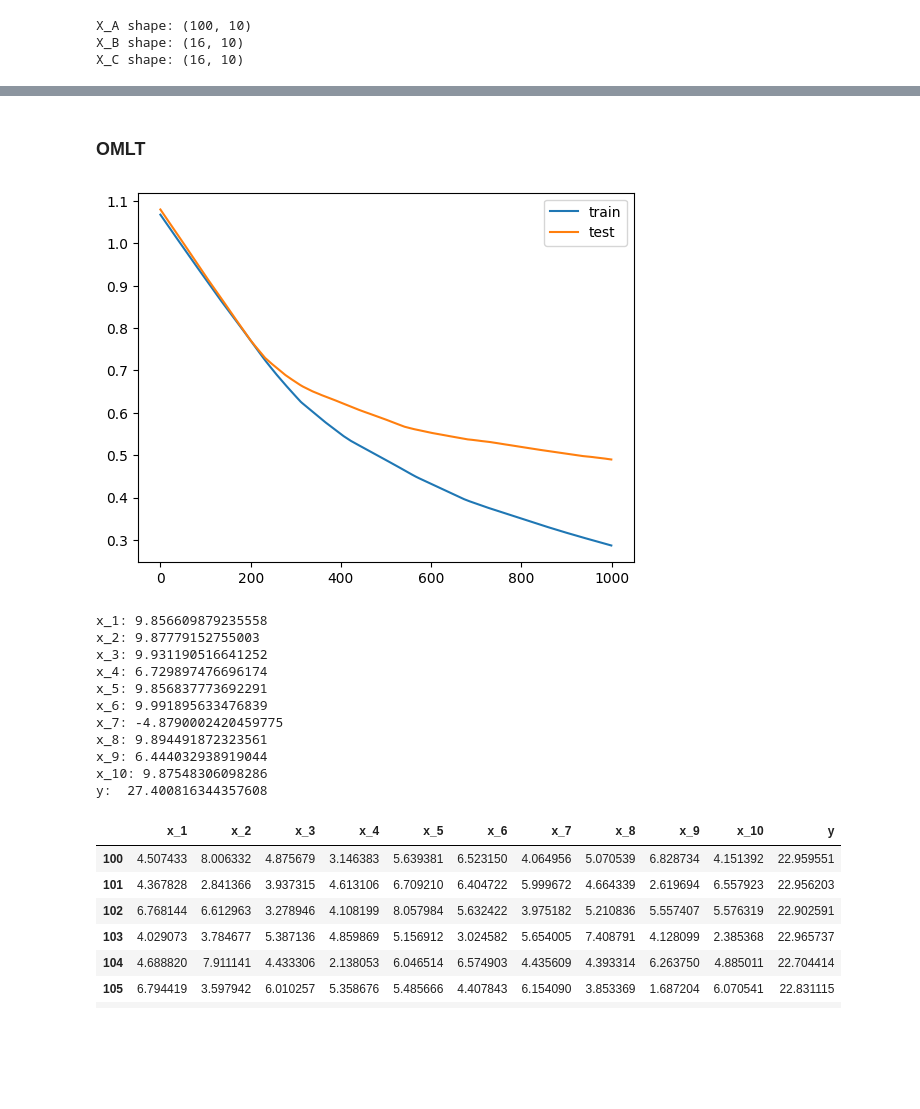
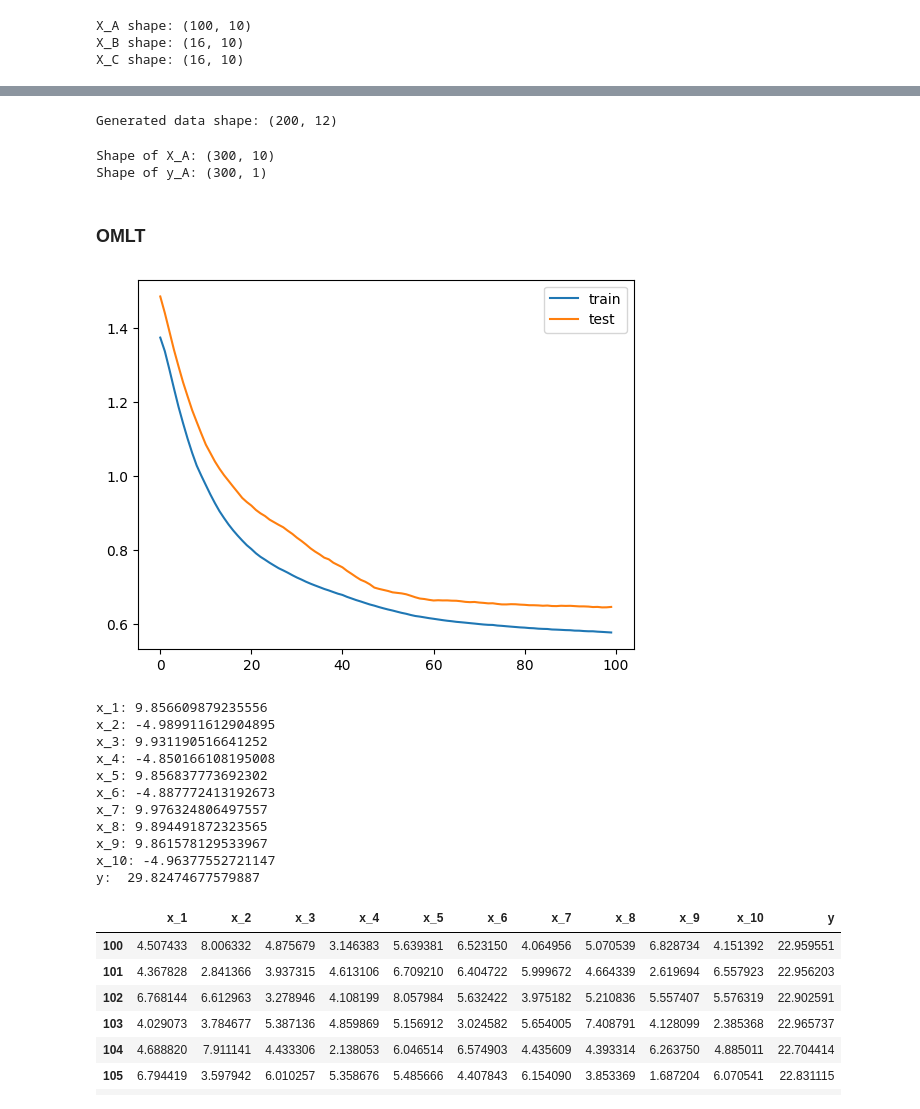
Before and after one commit to costasmexis/straindesign, a Jupyter notebook: omlt_simulated.ipynb, the cells around one changed output, grey strips where cells are left out. Drawn from its saved outputs; the diff is of its cells as text; code cells hidden in the pictures; blank space fills up the shorter version.

```diff
--- a/omlt_simulated.ipynb
+++ b/omlt_simulated.ipynb
@@ -47,3 +49,17 @@ X_C shape: (16, 10)
+# %%
+from gans import synthetic_data_generation
+
+data_gen, X_gen, y_gen = synthetic_data_generation(data_A, INPUT_VARS, RESPONSE_VARS, n_samples=200)
+# %% [output]
+Generated data shape: (200, 12)
+# %%
+X_A = pd.concat([X_A, X_gen])
+y_A = pd.concat([y_A, y_gen])
+
+print(f'Shape of X_A: {X_A.shape} \nShape of y_A: {y_A.shape}')
+# %% [output]
+Shape of X_A: (300, 10)
+Shape of y_A: (300, 1)
 # %% [markdown]
 ### OMLT
 # %%
@@ -79,23 +95,23 @@ scaled_lb = dfin.min()[inputs].values
 scaled_ub = dfin.max()[inputs].values
 # %%
 sgd = tf.keras.optimizers.SGD(learning_rate=0.001, momentum=0.9, nesterov=True)
-adam = tf.keras.optimizers.Adam(learning_rate=0.0001)
+adam = tf.keras.optimizers.Adam(learning_rate=0.01)
 # create our Keras Sequential model
 nn = Sequential(name='ANN')
-nn.add(Dense(units=64, input_dim=len(inputs), activation='relu'))
+nn.add(Dense(units=5, input_dim=len(inputs), activation='relu'))
 # nn.add(Dense(units=25, activation='relu'))
 nn.add(Dense(1))
-nn.compile(optimizer=adam, loss='mean_absolute_error', metrics=['mean_absolute_error'])
+nn.compile(optimizer=sgd, loss='mean_absolute_error', metrics=['mean_absolute_error'])
 
-history = nn.fit(x, y, epochs=1000, validation_split=0.33, verbose=0, batch_size=100)
+history = nn.fit(x, y, epochs=100, validation_split=0.33, verbose=0, batch_size=25)
 
 # plot training history
 plt.plot(history.history['loss'], label='train')
 plt.plot(history.history['val_loss'], label='test')
 plt.legend()
 plt.show()
 # %% [output]
-[figure, old version]
+[figure, new version]
 # %%
 # first, create the Pyomo model
 m = pyo.ConcreteModel()
@@ -135,17 +151,17 @@ for i in range(len(inputs)):
 
 print('y: ', pyo.value(m.reformer.outputs[y_idx]))
 # %% [output]
-x_1: 9.856609879235558
-x_2: 9.87779152755003
+x_1: 9.856609879235556
+x_2: -4.989911612904895
 x_3: 9.931190516641252
-x_4: 6.729897476696174
-x_5: 9.856837773692291
-x_6: 9.991895633476839
-x_7: -4.8790002420459775
-x_8: 9.894491872323561
-x_9: 6.444032938919044
-x_10: 9.87548306098286
-y:  27.400816344357608
+x_4: -4.850166108195008
+x_5: 9.856837773692302
+x_6: -4.887772413192673
+x_7: 9.976324806497557
+x_8: 9.894491872323565
+x_9: 9.861578129533967
+x_10: -4.96377552721147
+y:  29.82474677579887
 # %%
 data_B
 # %% [output]
```
Also changed, not shown: parts of 1 cell of this notebook, 5 other files.
